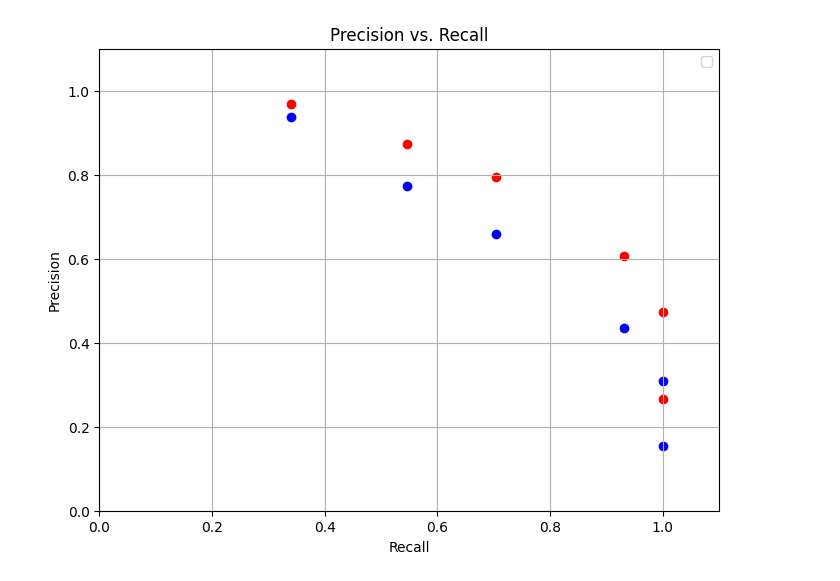
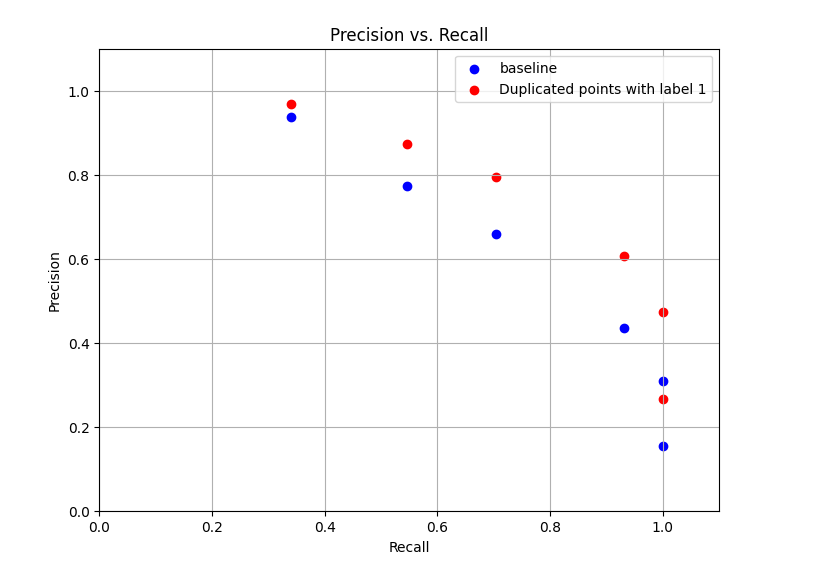
Before and after one commit to inagege/ImprovingSubgroupDiscovery, a Jupyter notebook: PRIM_Improvements/PRIM_Experiments_ema_Workbench_Improvements.ipynb, the cells around one changed output. Drawn from its saved outputs; the diff is of its cells as text; code cells hidden in the pictures.

```diff
--- a/PRIM_Improvements/PRIM_Experiments_ema_Workbench_Improvements.ipynb
+++ b/PRIM_Improvements/PRIM_Experiments_ema_Workbench_Improvements.ipynb
@@ -3,12 +3,12 @@ import matplotlib.pyplot as plt
 from ema_workbench.analysis import prim
 import pandas as pd
 # %%
-def visualize_precision_and_recall(precision_train, recall_train, precision_test, recall_test):
+def visualize_precision_and_recall(precision_baseline, recall_baseline, precision2, recall2, first_label, second_label):
     # Create a scatter plot
     plt.figure(figsize=(8, 6))
-    plt.scatter(recall_train, precision_train, c='blue', marker='o')
+    plt.scatter(recall_baseline, precision_baseline, c='blue', marker='o', label=first_label)
 
-    plt.scatter(recall_test, precision_test, c='red', marker='o')
+    plt.scatter(recall2, precision2, c='red', marker='o', label=second_label)
 
     plt.xlim(0, 1.1)
     plt.ylim(0, 1.1)
@@ -129,5 +126,5 @@ for index, row in x.iterrows():
 
 prec_DupOnes, rec_DupOnes, boxes = get_list_all_precisions_recalls_boxes(data4, labels4)
 
-visualize_precision_and_recall(prec_baseline, rec_baseline, prec_DupOnes, rec_DupOnes)
+visualize_precision_and_recall(prec_baseline, rec_baseline, prec_DupOnes, rec_DupOnes, 'baseline', 'Duplicated points with label 1')
 # %% [output]
@@ -136 +132 @@ No artists with labels found to put in legend.  Note that artists whose label st
-[figure, old version]
+[figure, new version]
```
Also changed, not shown: parts of 4 cells of this notebook, 9 other files.
